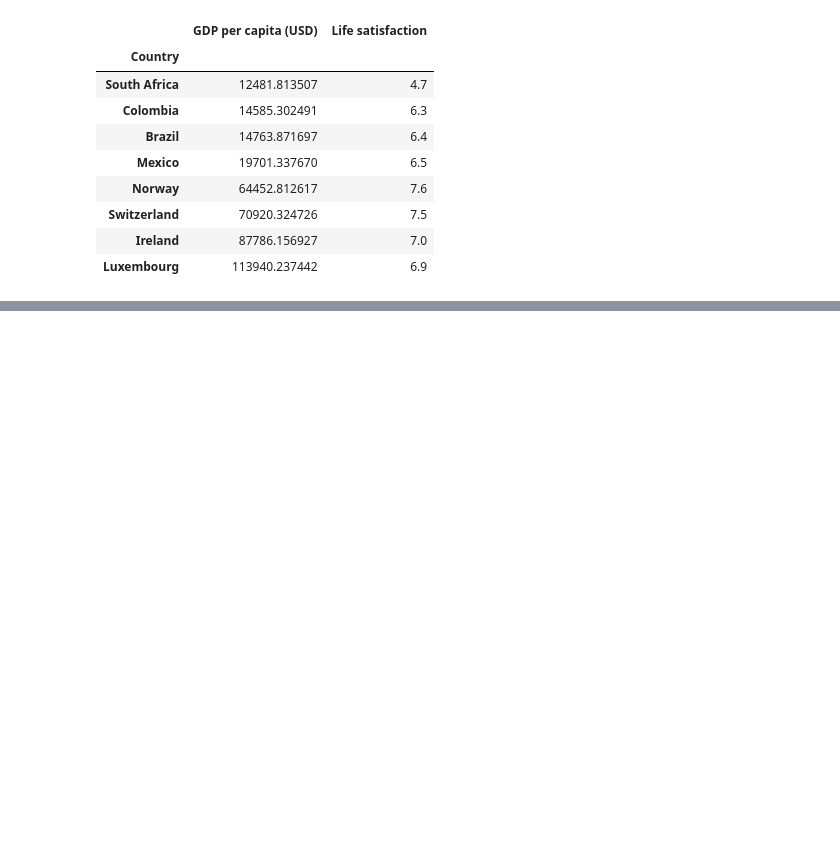
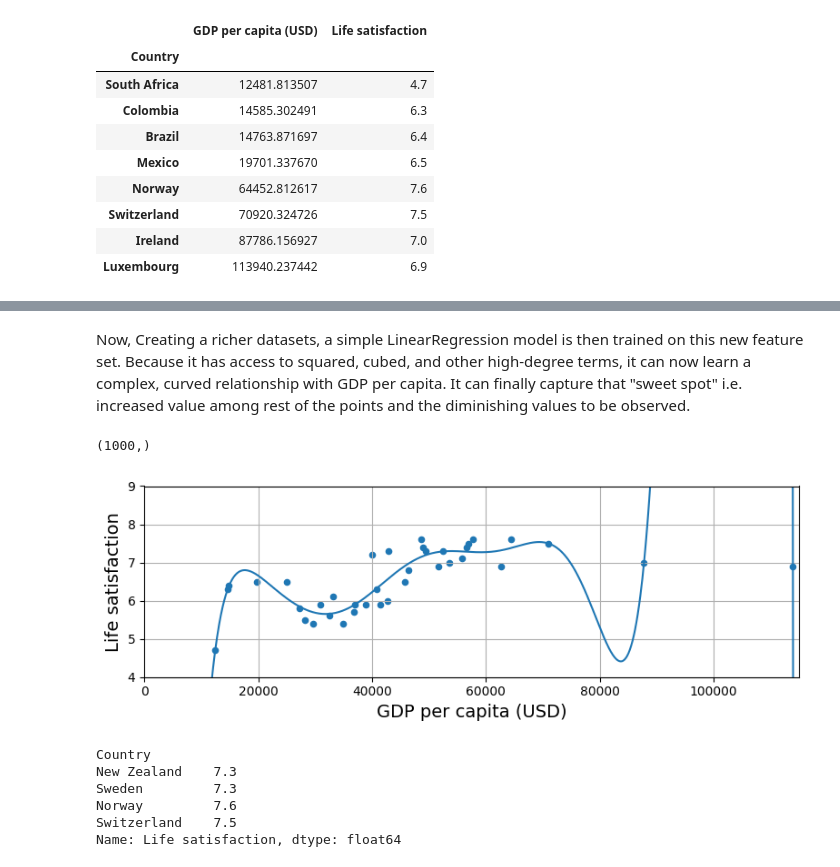
Before and after one commit to shekh-abdullah-ayubi/learn-ML, a Jupyter notebook: ML-fundamentals/01-ML-training.ipynb, the cells around one changed output, grey strips where cells are left out. Saved outputs shown, nothing was run; the diff lists cells and outputs as text; code cells hidden in the pictures; blank space fills up the shorter version.

```diff
--- a/ML-fundamentals/01-ML-training.ipynb
+++ b/ML-fundamentals/01-ML-training.ipynb
@@ -393,0 +451,42 @@ position_text_missing_countries = {
+# %% [markdown]
+Now, Creating a richer datasets, a simple LinearRegression model is then trained on this new feature set. Because it has access to squared, cubed, and other high-degree terms, it can now learn a complex, curved relationship with GDP per capita. It can finally capture that "sweet spot" i.e. increased value among rest of the points and the diminishing values to be observed.
+# %%
+from sklearn import preprocessing
+from sklearn import pipeline
+
+full_country_stats.plot(kind='scatter', figsize=(8, 3),
+                        x=gdppc_col, y=lifesat_col, grid=True)
+
+poly = preprocessing.PolynomialFeatures(degree=10, include_bias=False)
+scaler = preprocessing.StandardScaler()
+lin_reg2 = linear_model.LinearRegression()
+
+pipeline_reg = pipeline.Pipeline([
+    ('poly', poly),
+    ('scal', scaler),
+    ('lin', lin_reg2)])
+pipeline_reg.fit(Xfull, yfull)
+print(X.shape)
+# Note Converting 1D array to 2D array
+# np.newaxis: Is a special index that adds a new dimension of size 1 at the position where it is placed.
+curve = pipeline_reg.predict(X[:, np.newaxis])
+plt.plot(X, curve)
+
+
+plt.axis([0, 115_000, min_life_sat, max_life_sat])
+
+save_fig('overfitting_model_plot')
+plt.show()
+# %% [output]
+(1000,)
+[figure, added]
+# %%
+w_countries = [c for c in full_country_stats.index if "W" in c.upper()]
+full_country_stats.loc[w_countries][lifesat_col]
+# %% [output]
+Country
+New Zealand    7.3
+Sweden         7.3
+Norway         7.6
+Switzerland    7.5
+Name: Life satisfaction, dtype: float64
```
Also changed, not shown: parts of 8 cells of this notebook, 4 other files.
